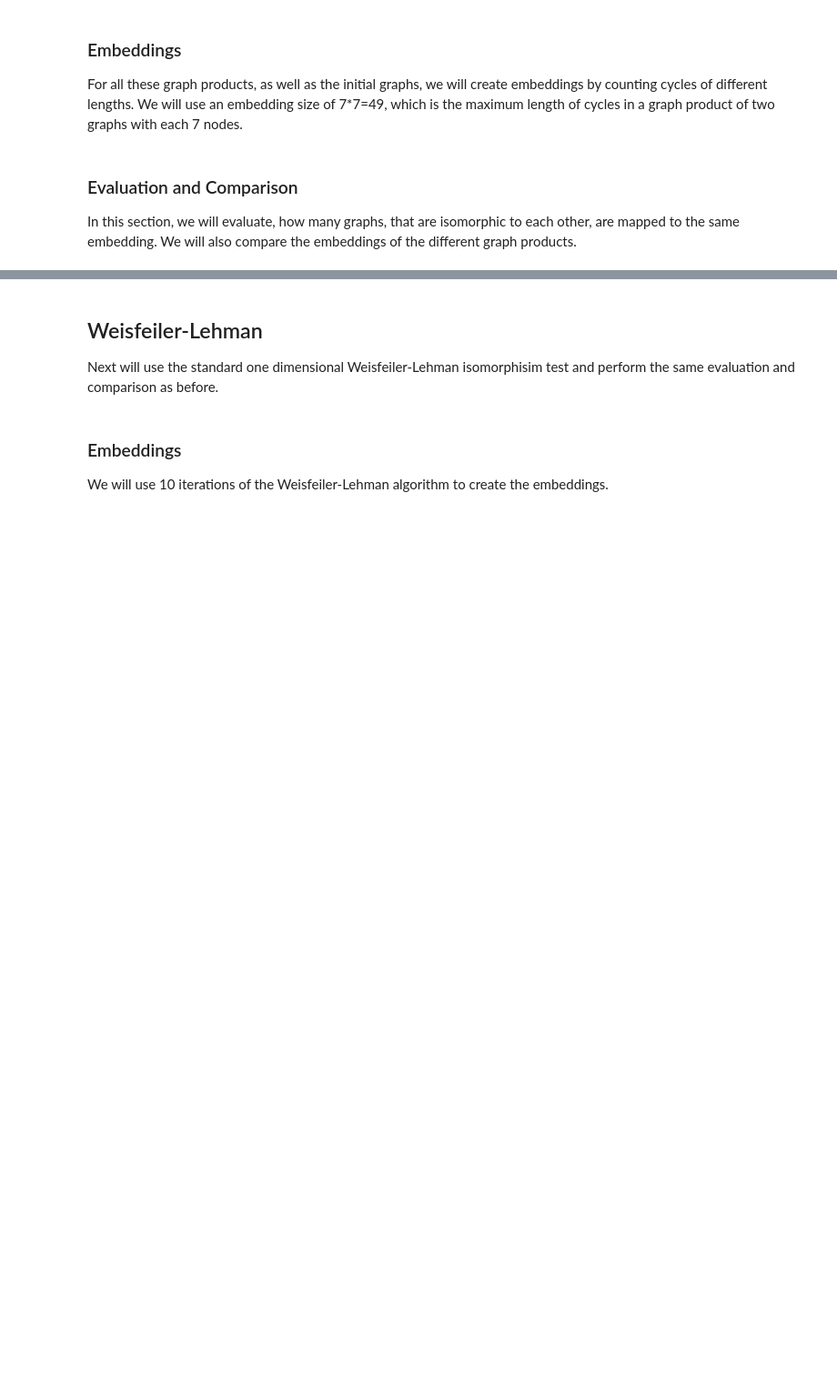
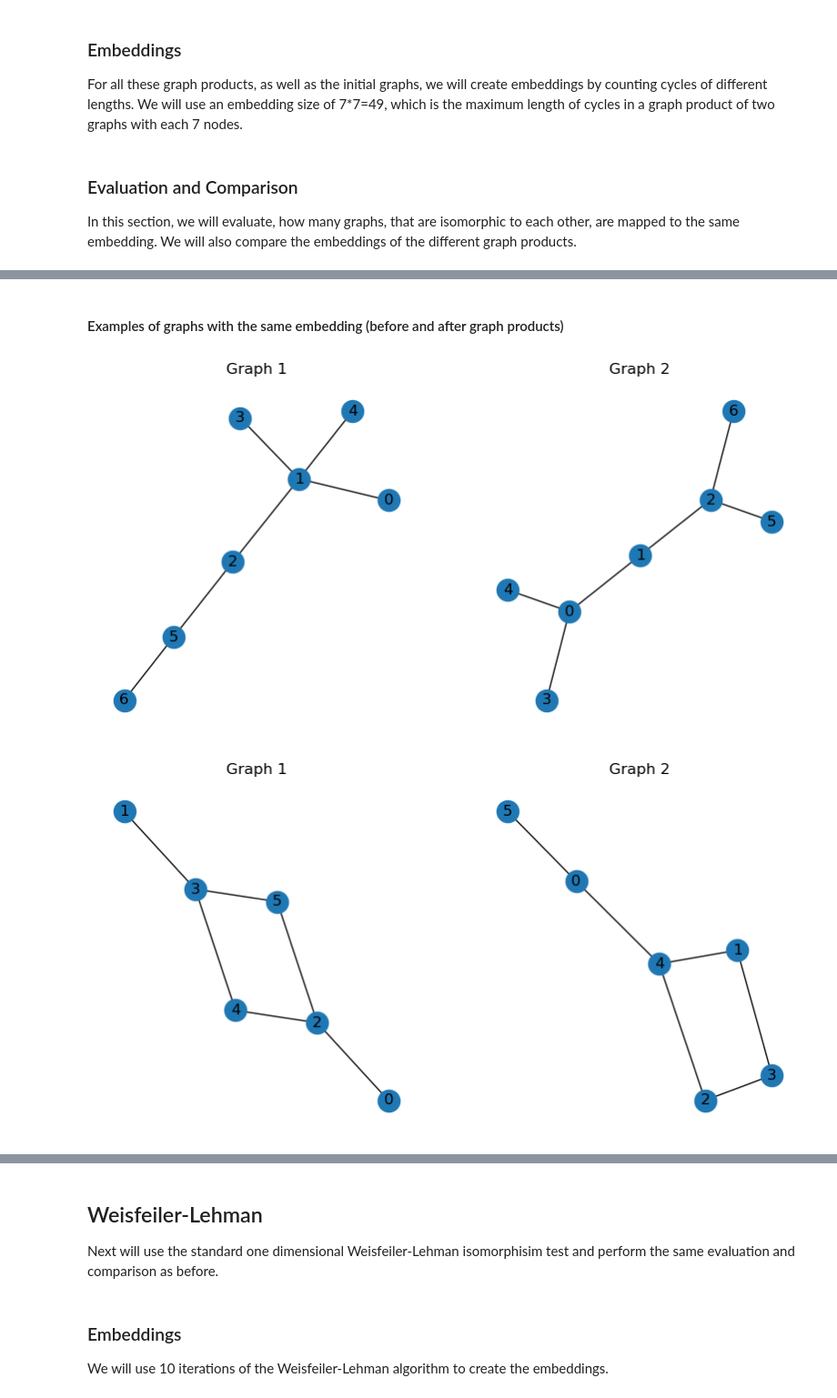
Before and after one commit to max-seeli/graph-gumbo, a Jupyter notebook: experiment.ipynb, the cells around one changed output, grey strips where cells are left out. Shown at 91% size. Cells and saved outputs as stored; diff of their text form; code cells hidden in the pictures; blank space fills up the shorter version.

Commit message:
Added visualizations

```diff
--- a/experiment.ipynb
+++ b/experiment.ipynb
@@ -68,11 +73,11 @@ We will use the cycle counting method by preparing embedding each graph using a
 ### Embeddings
 For all these graph products, as well as the initial graphs, we will create embeddings by counting cycles of different lengths. We will use an embedding size of 7*7=49, which is the maximum length of cycles in a graph product of two graphs with each 7 nodes.
 # %%
-cycle_embedded_graphs = cycles(gs, 49)
+cycle_embedded_graphs = cycles(Gs, 49)
 cycle_embedded_products = graph_products.map(lambda x: cycles(x, 49))
 # %% [markdown]
 ### Evaluation and Comparison
 In this section, we will evaluate, how many graphs, that are isomorphic to each other, are mapped to the same embedding. We will also compare the embeddings of the different graph products.
 # %%
-cycle_results = compare(cycle_embedded_graphs)
-cycle_product_results = cycle_embedded_products.map(lambda x: compare(x))
+cycle_results = compare(cycle_embedded_graphs, index=True)
+cycle_product_results = cycle_embedded_products.map(lambda x: compare(x, index=True))
@@ -91,0 +123,18 @@ cycle_product_results
+# %%
+original_idx = cycle_results[1]
+comparative_idx = cycle_product_results.loc['K7', 'Tensor'][1]
+
+def plot_dual_examples(set_idx_pairs, num_examples=3):
+    idx_pairs = list(set_idx_pairs)
+    for i in range(num_examples):
+        graph_pair = [Gs[idx_pairs[i][0]], Gs[idx_pairs[i][1]]]
+        plot(graph_pair, titles=['Graph 1', 'Graph 2'], figsize=(10, 5))
+# %% [markdown]
+#### Examples of graphs with the same embedding (before and after graph products)
+# %%
+common_idx = original_idx.intersection(comparative_idx)
+
+plot_dual_examples(common_idx)
+# %% [output]
+[figure, added]
+[figure, added]
```
Also changed, not shown: parts of 24 cells of this notebook, 4 other files.
